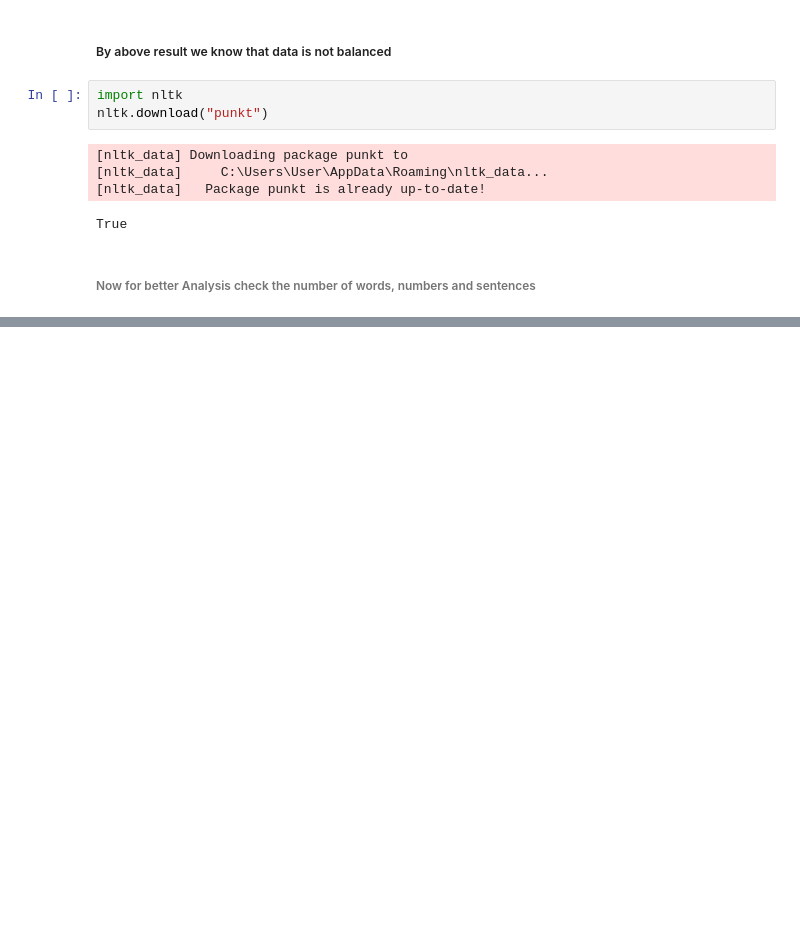
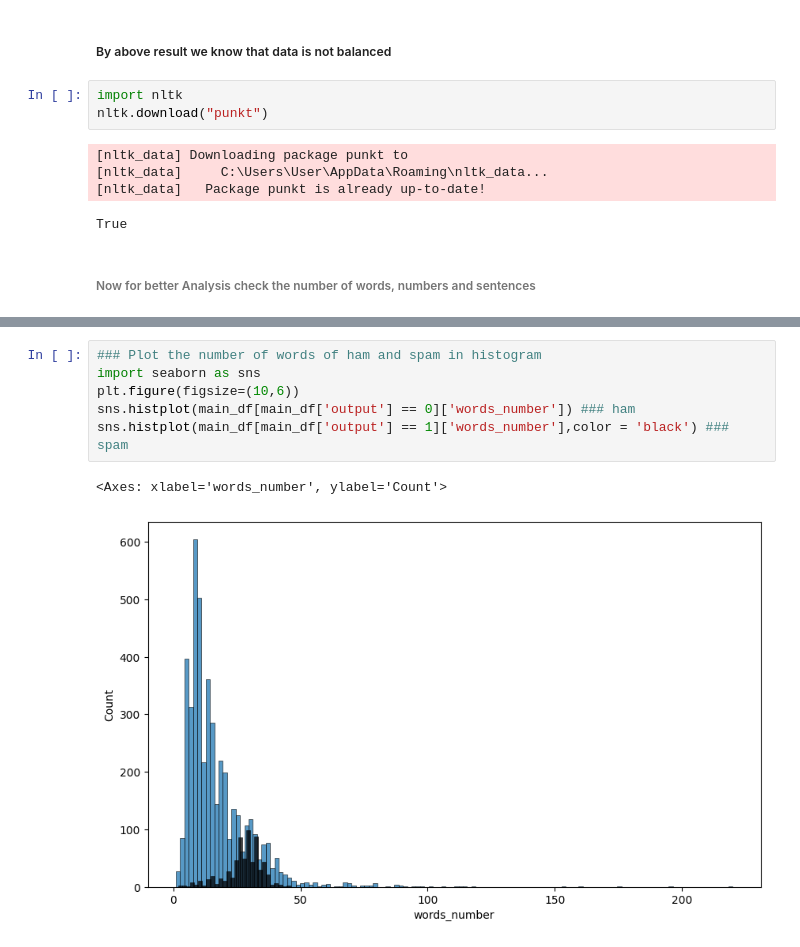
Before and after one commit to lalchhabi/Email_SMS_Spam_Detection, a Jupyter notebook: email_sms_classifier.ipynb, the cells around one changed output, grey strips where cells are left out. Drawn from its saved outputs; the diff is of its cells as text; blank space fills up the shorter version.

```diff
--- a/email_sms_classifier.ipynb
+++ b/email_sms_classifier.ipynb
@@ -144,0 +252,9 @@ main_df['output'].appl
+# %%
+### Plot the number of words of ham and spam in histogram
+import seaborn as sns
+plt.figure(figsize=(10,6))
+sns.histplot(main_df[main_df['output'] == 0]['words_number']) ### ham
+sns.histplot(main_df[main_df['output'] == 1]['words_number'],color = 'black') ### spam
+# %% [output]
+<Axes: xlabel='words_number', ylabel='Count'>
+[figure, added]
```
Also changed, not shown: parts of 18 cells of this notebook.
